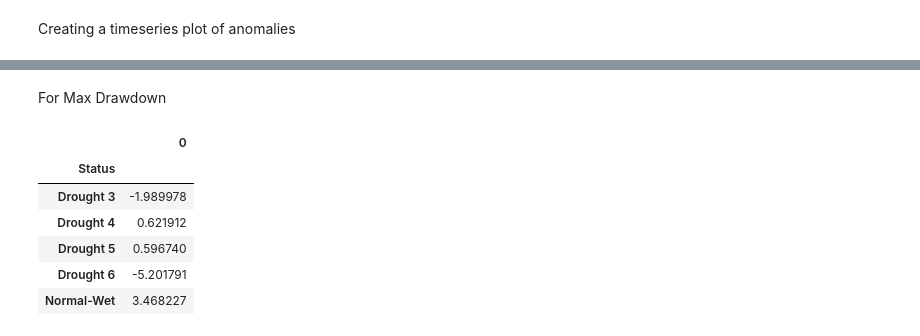
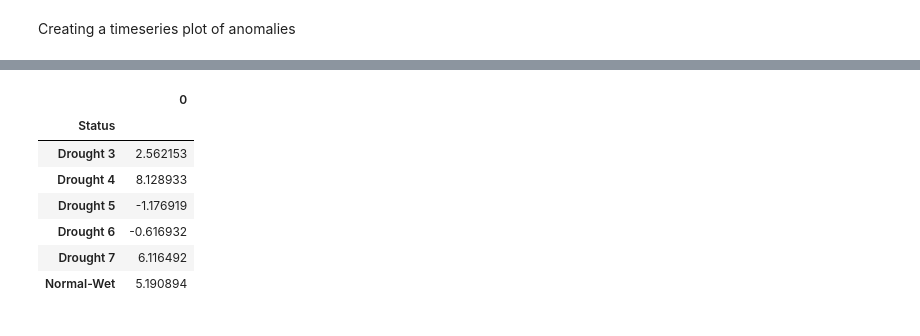
Before and after one commit to dtadych/Drought_Southwest, a Jupyter notebook: Code/FigureCreation/1_StateAnalysis.ipynb, the cells around one changed output, grey strips where cells are left out. Drawn from its saved outputs; the diff is of its cells as text; code cells hidden in the pictures.

```diff
--- a/Code/FigureCreation/1_StateAnalysis.ipynb
+++ b/Code/FigureCreation/1_StateAnalysis.ipynb
@@ -426,5 +437,5 @@ dtw_anomalys_AZ.head()
 # %%
-ds = dtw_anomalys_grace
+ds = lwe_anomalys_grace
 drought = drought_indices_grace
 # If running a shifted correlation analysis,
 #    change this to however many # years; 0 is no lag
@@ -484,7 +495,7 @@ Pearson Correlation coefficient
   rsq =  0.398
   pval =  0.0016
 # %%
-ds = dtw_anomalys_AZ
+ds = dtw_anomalys_AZwells
 drought = drought_indices_wells
 # If running a shifted correlation analysis,
 #    change this to however many # years; 0 is no lag
@@ -546,7 +557,7 @@ Pearson Correlation coefficient
 # %%
 # %% Scatterplot of correlation values
-ds = dtw_anomalys_grace
-ds2 = dtw_anomalys_AZ
+ds = lwe_anomalys_grace
+ds2 = dtw_anomalys_AZwells
 ds2.columns = ds.columns
 
 name = 'Comparing '+indice+' with DTW and GRACE Anomalies'
@@ -837,6 +766,6 @@ ax.legend(lines + lines2, labels + labels2, loc='lower right')
 # %%
 # %% Average Anomaly for drought periods
-ds = dtw_anomalys.copy()
+ds = lwe_anomalys_grace.copy()
 columns = ds.columns
 column_list = ds.columns.tolist()
 
@@ -847,7 +776,7 @@ for x,y in DROUGHT_YEARS.items():
         ds.loc[y, 'Status'] = 'Drought '+str(x)
 
 
-dtw_mean_anomalies = ds.groupby(['Status']).mean()
-dtw_mean_anomalies
+lwe_drawdown_grace = ds.groupby(['Status']).min()
+lwe_drawdown_grace
 # ds
 # %% [output]
@@ -910,27 +791,25 @@ AttributeError: 'DataFrame' object has no attribute '_convert'
-# %% [markdown]
-For Max Drawdown
 # %%
-# %% Max drawdown
-ds = dtw_anomalys.copy()
+# %% Average Anomaly for drought periods
+ds = dtw_anomalys_AZwells.copy()
 columns = ds.columns
 column_list = ds.columns.tolist()
 
 ds['Status'] = 'Normal-Wet'
 # wlanalysis_period
 
 for x,y in DROUGHT_YEARS.items():
         ds.loc[y, 'Status'] = 'Drought '+str(x)
 
 
-drought_max = ds.groupby(['Status']).max()
-drought_max
-
+dtw_drawdown_wells = ds.groupby(['Status']).max()
+dtw_drawdown_wells
 # ds
 # %% [output]
 |  | 0 |
 | Status |  |
-| Drought 3 | -1.989978 |
-| Drought 4 | 0.621912 |
-| Drought 5 | 0.596740 |
-| Drought 6 | -5.201791 |
-| Normal-Wet | 3.468227 |
+| Drought 3 | 2.562153 |
+| Drought 4 | 8.128933 |
+| Drought 5 | -1.176919 |
+| Drought 6 | -0.616932 |
+| Drought 7 | 6.116492 |
+| Normal-Wet | 5.190894 |
```
Also changed, not shown: parts of 21 cells of this notebook, 2 other files.
